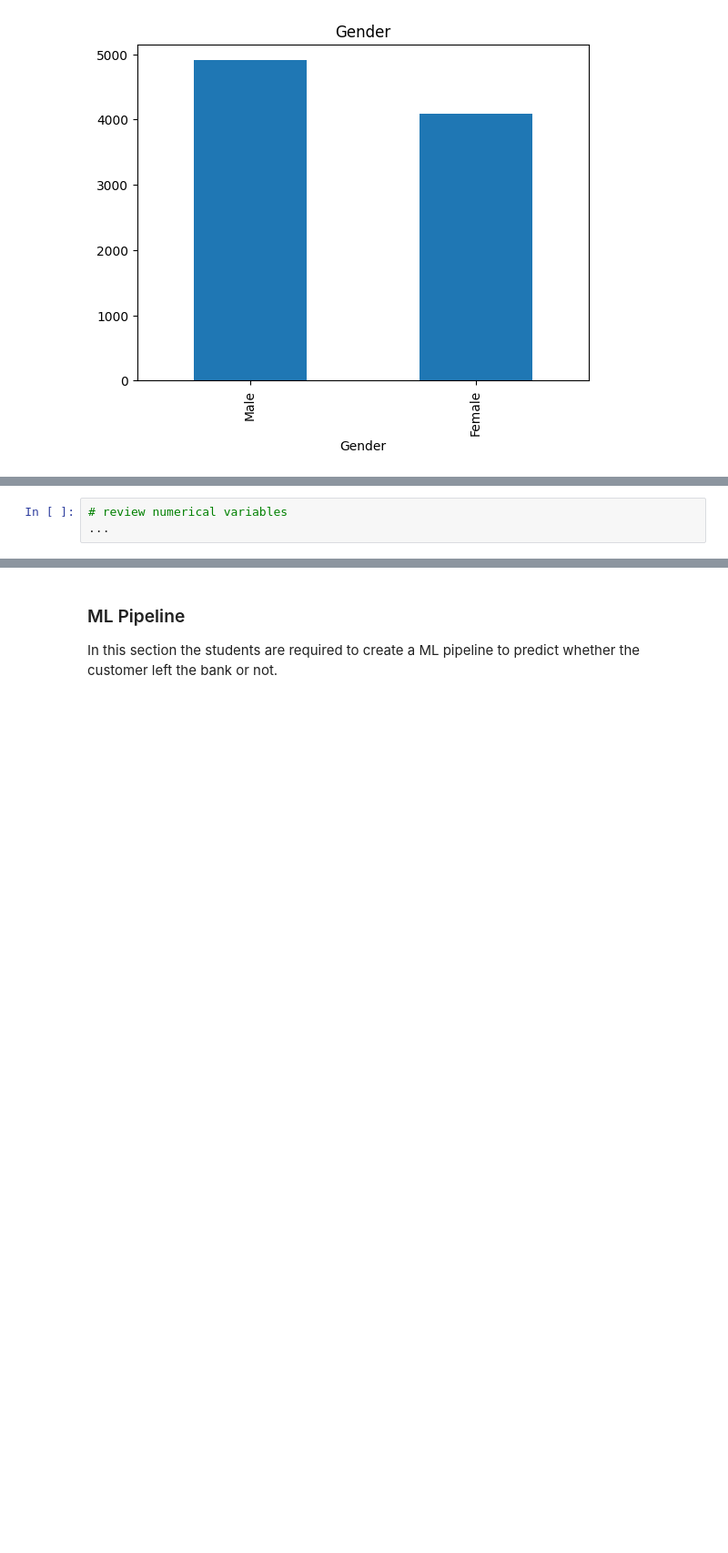
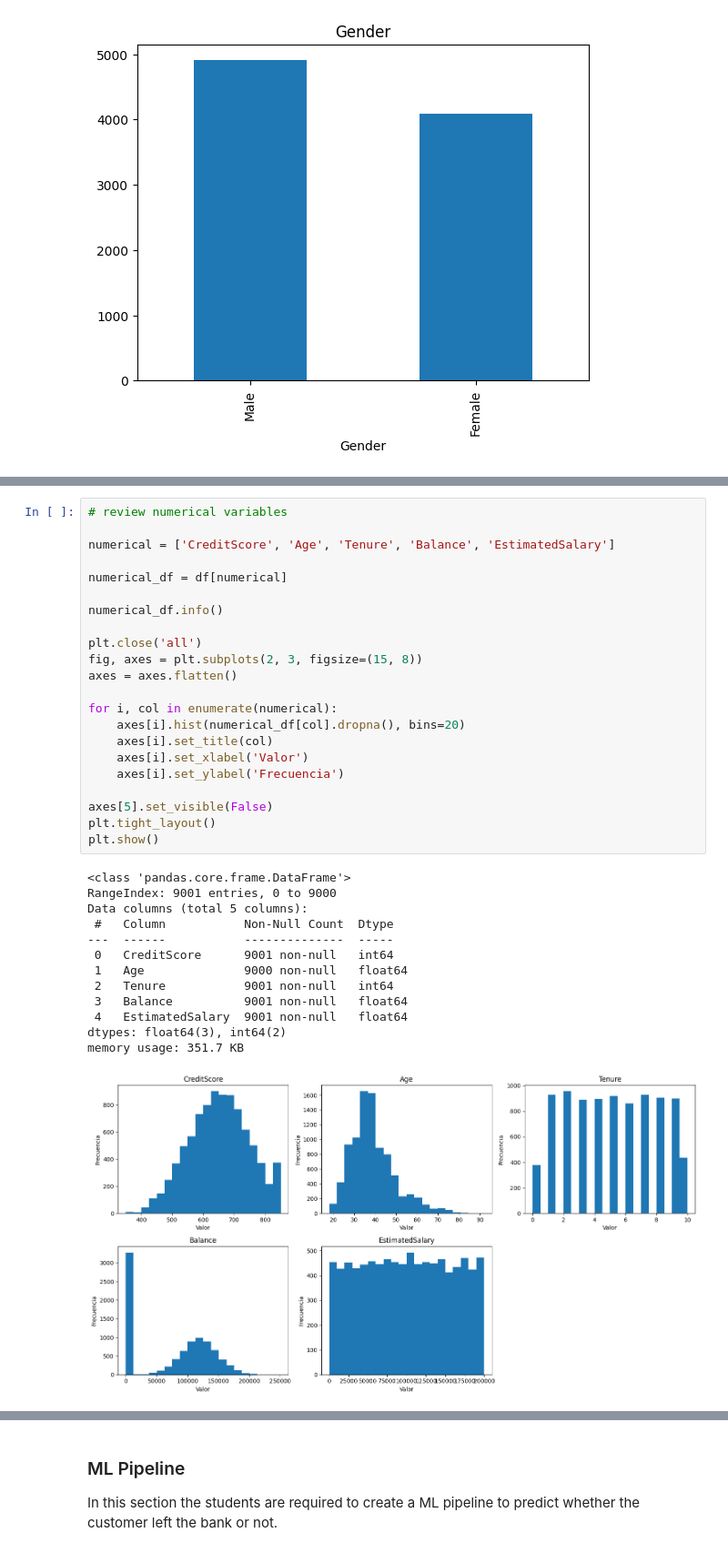
Before and after one commit to SOlivera-at-EADA/mlops-and-system-design, a Jupyter notebook: Class Exercise session_2/[exercise] machine-learning-pipeline.ipynb, the cells around one changed output, grey strips where cells are left out. Shown at 91% size. Saved outputs shown, nothing was run; the diff lists cells and outputs as text; blank space fills up the shorter version.

```diff
--- a/Class Exercise session_2/[exercise] machine-learning-pipeline.ipynb
+++ b/Class Exercise session_2/[exercise] machine-learning-pipeline.ipynb
@@ -105,6 +130,39 @@ AttributeError: '_LocIndexer' object has no attribute 'nunique'
 # %%
 # review numerical variables
-...
+
+numerical = ['CreditScore', 'Age', 'Tenure', 'Balance', 'EstimatedSalary']
+
+numerical_df = df[numerical]
+
+numerical_df.info()
+
+plt.close('all')
+fig, axes = plt.subplots(2, 3, figsize=(15, 8))
+axes = axes.flatten()
+
+for i, col in enumerate(numerical):
+    axes[i].hist(numerical_df[col].dropna(), bins=20)
+    axes[i].set_title(col)
+    axes[i].set_xlabel('Valor')
+    axes[i].set_ylabel('Frecuencia')
+
+axes[5].set_visible(False)
+plt.tight_layout()
+plt.show()
+# %% [output]
+<class 'pandas.core.frame.DataFrame'>
+RangeIndex: 9001 entries, 0 to 9000
+Data columns (total 5 columns):
+ #   Column           Non-Null Count  Dtype
+---  ------           --------------  -----
+ 0   CreditScore      9001 non-null   int64
+ 1   Age              9000 non-null   float64
+ 2   Tenure           9001 non-null   int64
+ 3   Balance          9001 non-null   float64
+ 4   EstimatedSalary  9001 non-null   float64
+dtypes: float64(3), int64(2)
+memory usage: 351.7 KB
+[figure, added]
 # %% [markdown]
 **EDA Conclusions**
 
```
Also changed, not shown: parts of 3 cells of this notebook.
